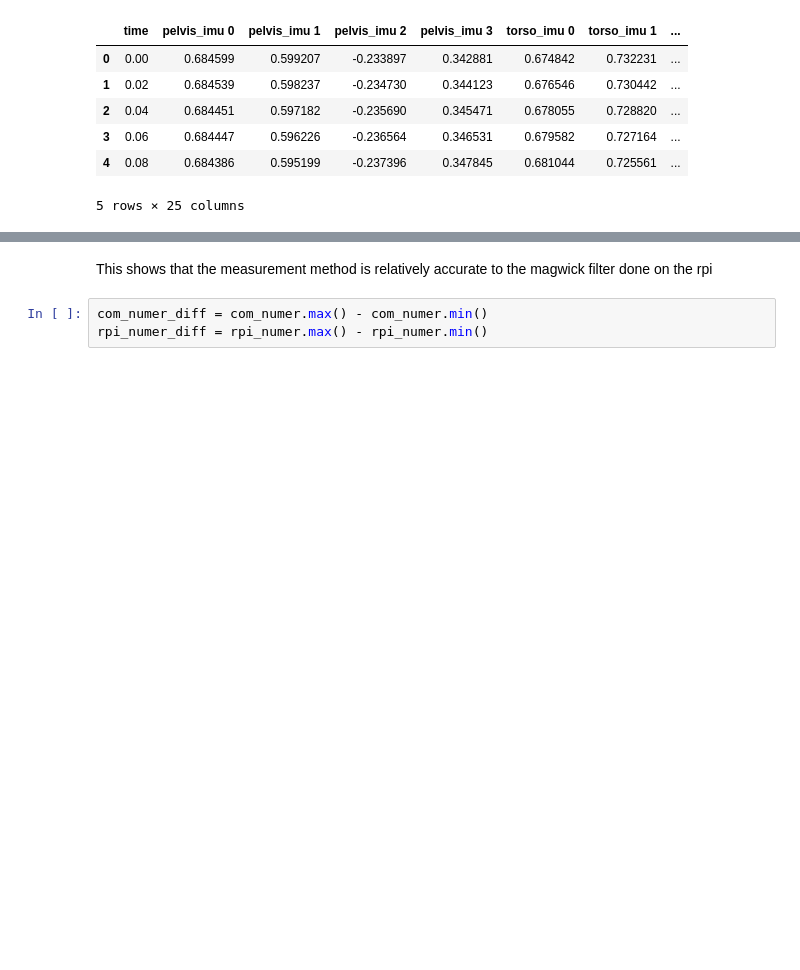
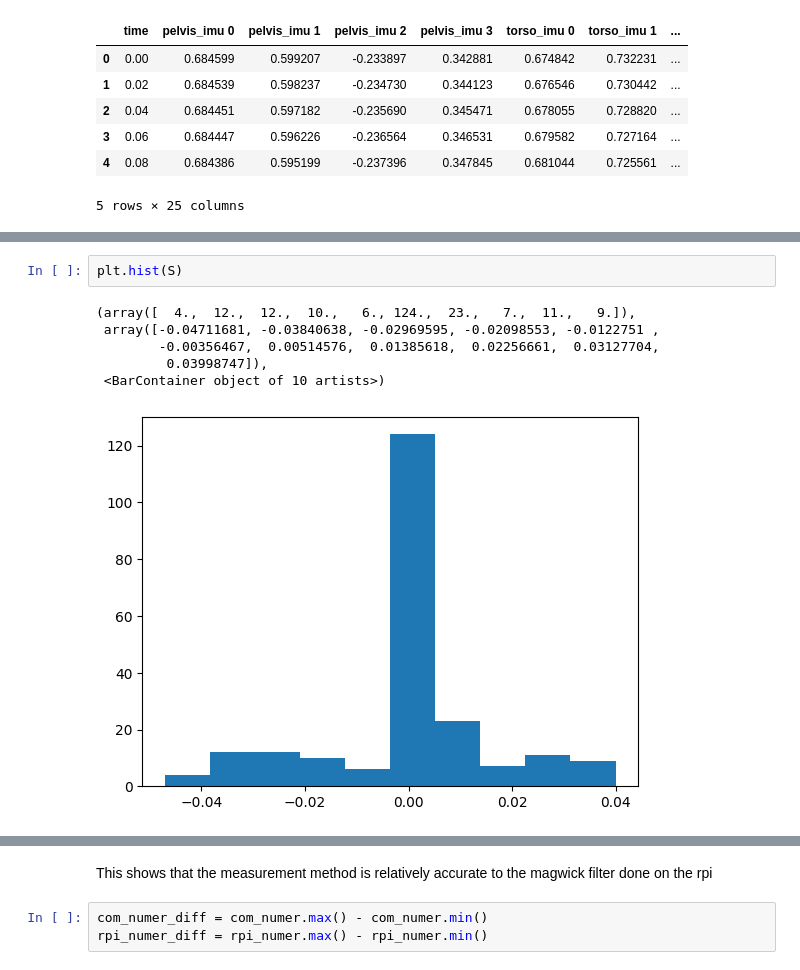
Before and after one commit to flamerten/UpperBody-Visualisation, a Jupyter notebook: ProcessData/Compare_Data.ipynb, the cells around one changed output, grey strips where cells are left out. Drawn from its saved outputs; the diff is of its cells as text; blank space fills up the shorter version.

```diff
--- a/ProcessData/Compare_Data.ipynb
+++ b/ProcessData/Compare_Data.ipynb
@@ -146,3 +160,12 @@ rpi_numer.head()
+# %%
+plt.hist(S)
+# %% [output]
+(array([  4.,  12.,  12.,  10.,   6., 124.,  23.,   7.,  11.,   9.]),
+ array([-0.04711681, -0.03840638, -0.02969595, -0.02098553, -0.0122751 ,
+        -0.00356467,  0.00514576,  0.01385618,  0.02256661,  0.03127704,
+         0.03998747]),
+ <BarContainer object of 10 artists>)
+[figure, added]
 # %%
 (com_numer["pelvis_imu 0"] - rpi_numer["pelvis_imu 0"]).max()
 # %% [output]
```
Also changed, not shown: parts of 10 cells of this notebook, 2 other files.
